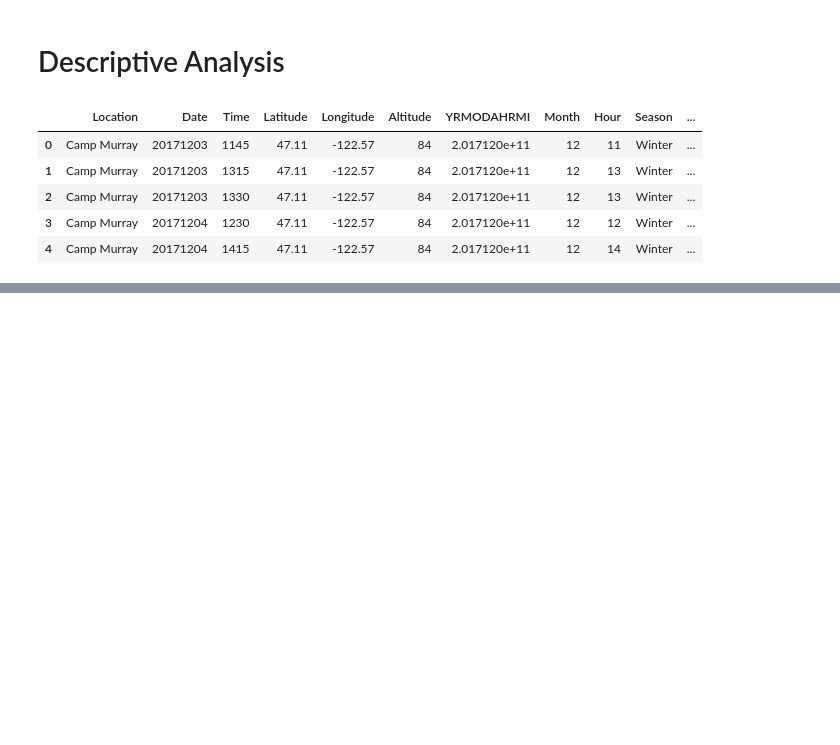
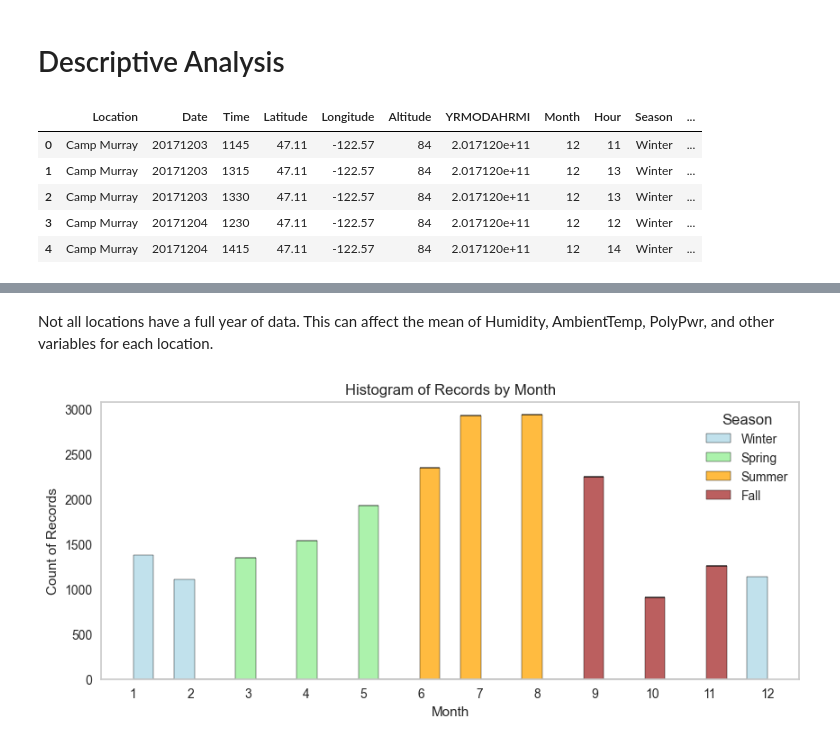
Before and after one commit to gpaschoalinoto/ml-regression-models, a Jupyter notebook: solar-energy/solar_energy_regression.ipynb, the cells around one changed output, grey strips where cells are left out. Saved outputs shown, nothing was run; the diff lists cells and outputs as text; code cells hidden in the pictures; blank space fills up the shorter version.

```diff
--- a/solar-energy/solar_energy_regression.ipynb
+++ b/solar-energy/solar_energy_regression.ipynb
@@ -110,0 +303,25 @@ df.head()
+# %% [markdown]
+Not all locations have a full year of data. This can affect the mean of Humidity, AmbientTemp, PolyPwr, and other variables for each location.
+# %%
+season_colors = {'Winter': 'lightblue',
+                 'Spring': 'lightgreen',
+                 'Summer': 'orange',
+                 'Fall': 'brown'}
+
+# Create a histogram of the count of records by Month
+plt.figure(figsize=(10, 4))
+sns.histplot(data=df, x='Month', hue='Season', multiple="stack", palette=season_colors)
+
+# Set labels and title
+plt.title('Histogram of Records by Month')
+plt.xlabel('Month')
+plt.ylabel('Count of Records')
+
+# Set the x-axis to show all months from 1 to 12
+plt.xticks(range(1, 13))
+plt.grid(False)
+
+# Show the plot
+plt.show()
+# %% [output]
+[figure, added]
```
Also changed, not shown: parts of 69 cells of this notebook, 4 other files.
